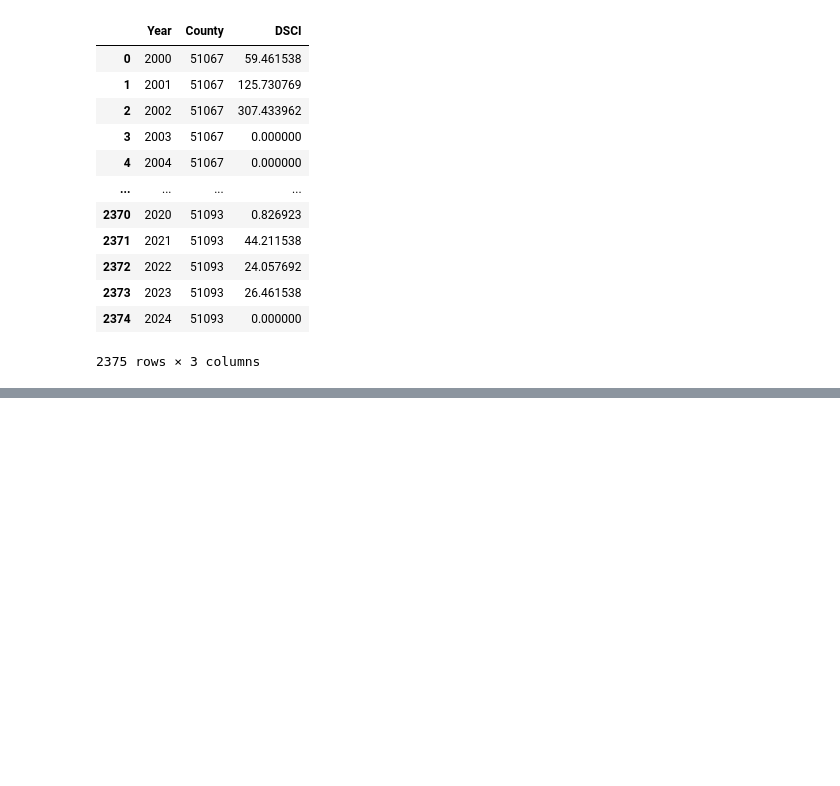
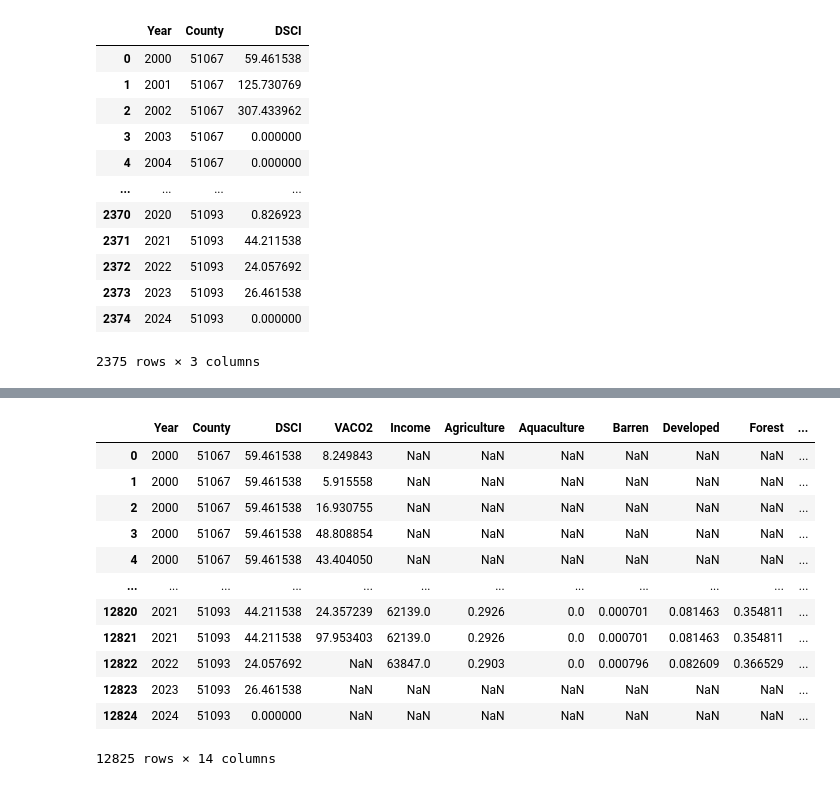
Before and after one commit to hrnur/uvaeicapstone, a Jupyter notebook: all-county-data.ipynb, the cells around one changed output, grey strips where cells are left out. Cells and saved outputs as stored; diff of their text form; code cells hidden in the pictures; blank space fills up the shorter version.

```diff
--- a/all-county-data.ipynb
+++ b/all-county-data.ipynb
@@ -226,0 +456,8 @@ final_df
+# %%
+co2 = pd.read_csv('individual-datasets/VA_CO2Emissions.csv')
+co2 = co2[['Year', 'Total']]
+co2 = co2.rename({'Total' : 'VACO2'}, axis=1)
+co2.Year = co2.Year.astype('int64')
+# %%
+df = pd.merge(final_df, co2, on=['Year'], how='left')
+df.info()
@@ -226,0 +476,3 @@ final_df
+# %%
+df = pd.merge(df, income, on=['Year', 'County'], how='left')
+df.info()
@@ -226,0 +492,3 @@ final_df
+# %%
+df = pd.merge(df, crop_counts, on=['Year', 'County'], how='left')
+df.info()
@@ -226,0 +513,16 @@ final_df
+# %%
+df
+# %% [output]
+|  | Year | County | DSCI | VACO2 | Income | Agriculture | Aquaculture | Barren | Developed | Forest | ... |
+| 0 | 2000 | 51067 | 59.461538 | 8.249843 | NaN | NaN | NaN | NaN | NaN | NaN | ... |
+| 1 | 2000 | 51067 | 59.461538 | 5.915558 | NaN | NaN | NaN | NaN | NaN | NaN | ... |
+| 2 | 2000 | 51067 | 59.461538 | 16.930755 | NaN | NaN | NaN | NaN | NaN | NaN | ... |
+| 3 | 2000 | 51067 | 59.461538 | 48.808854 | NaN | NaN | NaN | NaN | NaN | NaN | ... |
+| 4 | 2000 | 51067 | 59.461538 | 43.404050 | NaN | NaN | NaN | NaN | NaN | NaN | ... |
+| ... | ... | ... | ... | ... | ... | ... | ... | ... | ... | ... | ... |
+| 12820 | 2021 | 51093 | 44.211538 | 24.357239 | 62139.0 | 0.2926 | 0.0 | 0.000701 | 0.081463 | 0.354811 | ... |
+| 12821 | 2021 | 51093 | 44.211538 | 97.953403 | 62139.0 | 0.2926 | 0.0 | 0.000701 | 0.081463 | 0.354811 | ... |
+| 12822 | 2022 | 51093 | 24.057692 | NaN | 63847.0 | 0.2903 | 0.0 | 0.000796 | 0.082609 | 0.366529 | ... |
+| 12823 | 2023 | 51093 | 26.461538 | NaN | NaN | NaN | NaN | NaN | NaN | NaN | ... |
+| 12824 | 2024 | 51093 | 0.000000 | NaN | NaN | NaN | NaN | NaN | NaN | NaN | ... |
+12825 rows × 14 columns
```
Also changed, not shown: parts of 19 cells of this notebook, 1 other file.
